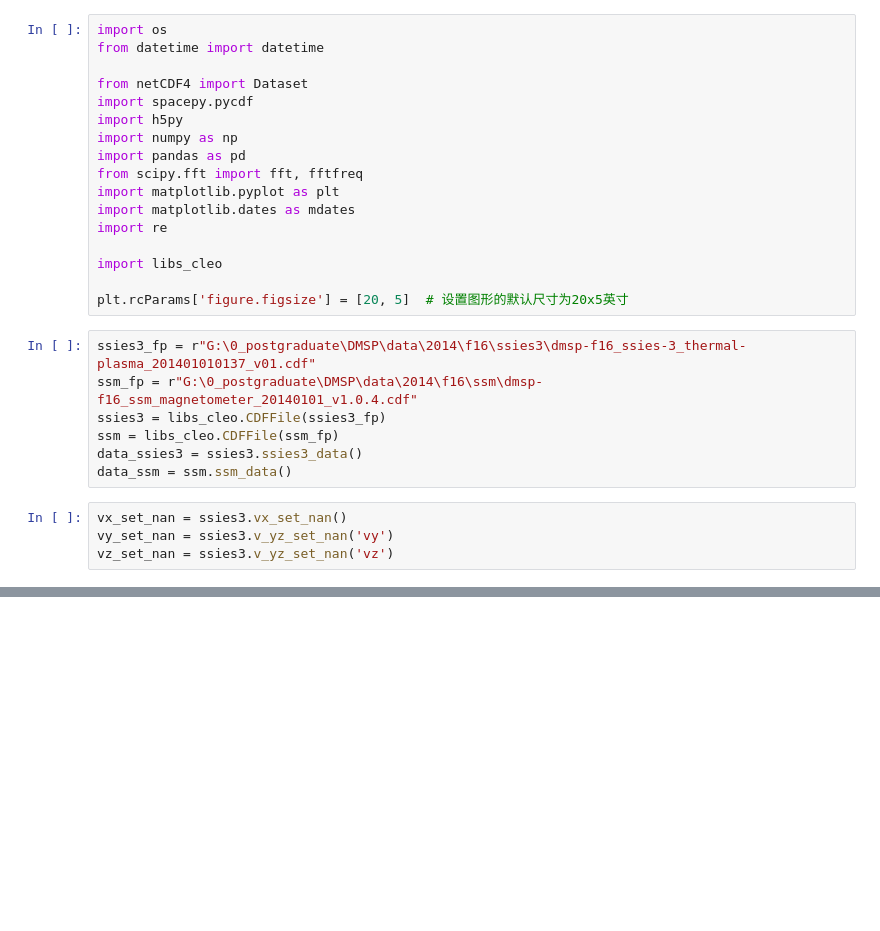
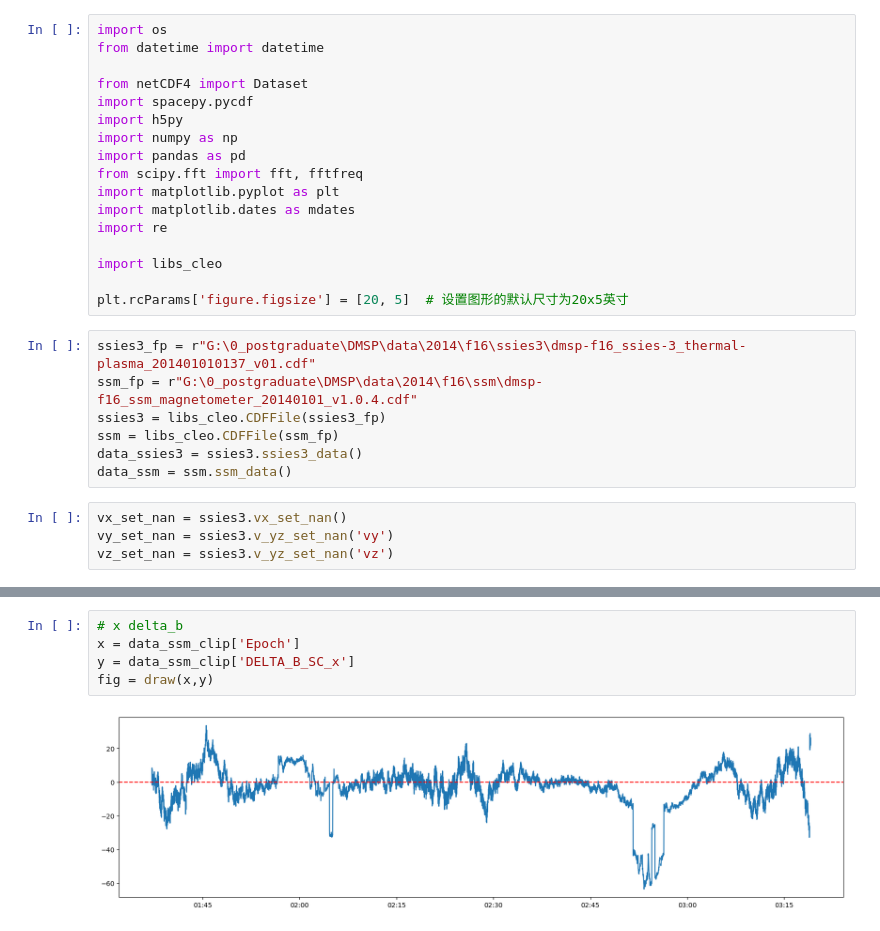
Before and after one commit to cleo24620/DMSP, a Jupyter notebook: code/check.ipynb, the cells around one changed output, grey strips where cells are left out. Drawn from its saved outputs; the diff is of its cells as text; blank space fills up the shorter version.

```diff
--- a/code/check.ipynb
+++ b/code/check.ipynb
@@ -41,0 +53,7 @@ plt.plot(vy_set_nan['Epoch'],-vy_set_nan['vy'],data_ssm_clip['Epoch'],data_ssm_c
+# %%
+# x delta_b
+x = data_ssm_clip['Epoch']
+y = data_ssm_clip['DELTA_B_SC_x']
+fig = draw(x,y)
+# %% [output]
+[figure, added]
```
Also changed, not shown: parts of 10 cells of this notebook, 5 other files.
